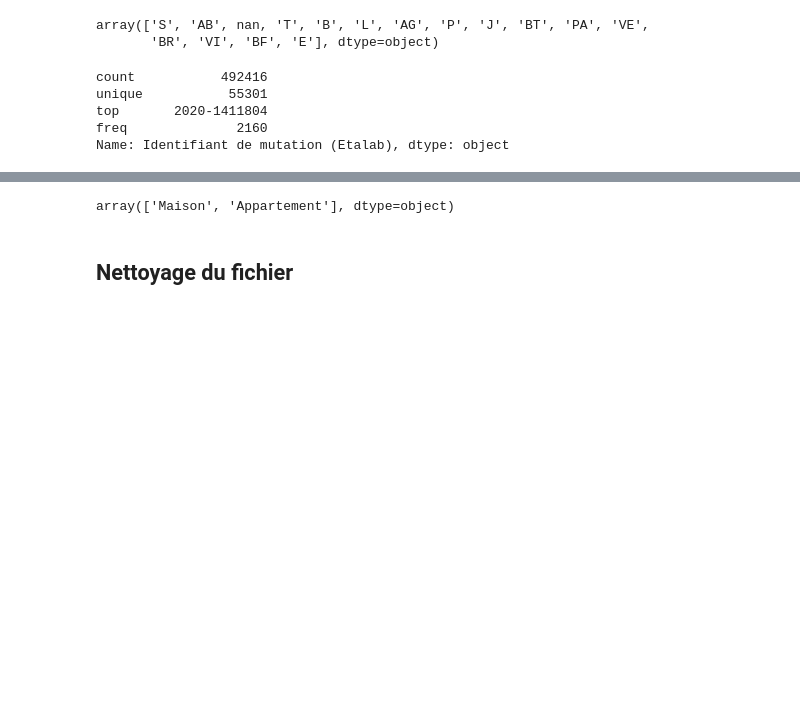
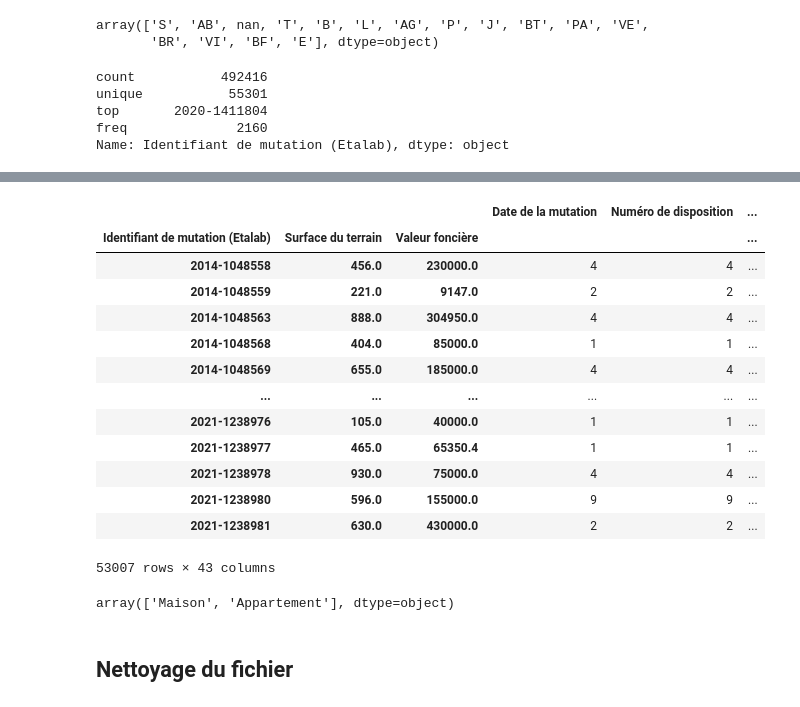
Before and after one commit to IsmaelSaid/Analyses, a Jupyter notebook: foncier/EDA.ipynb, the cells around one changed output, grey strips where cells are left out. Saved outputs shown, nothing was run; the diff lists cells and outputs as text; code cells hidden in the pictures; blank space fills up the shorter version.

```diff
--- a/foncier/EDA.ipynb
+++ b/foncier/EDA.ipynb
@@ -74,2 +135,19 @@ Name: Identifiant de mutation (Etalab), dtype: object
+# %%
+data_raw.groupby(["Identifiant de mutation (Etalab)","Surface du terrain","Valeur foncière"]).count()
+# %% [output]
+|  |  |  | Date de la mutation | Numéro de disposition | ... |
+| Identifiant de mutation (Etalab) | Surface du terrain | Valeur foncière |  |  | ... |
+| 2014-1048558 | 456.0 | 230000.0 | 4 | 4 | ... |
+| 2014-1048559 | 221.0 | 9147.0 | 2 | 2 | ... |
+| 2014-1048563 | 888.0 | 304950.0 | 4 | 4 | ... |
+| 2014-1048568 | 404.0 | 85000.0 | 1 | 1 | ... |
+| 2014-1048569 | 655.0 | 185000.0 | 4 | 4 | ... |
+| ... | ... | ... | ... | ... | ... |
+| 2021-1238976 | 105.0 | 40000.0 | 1 | 1 | ... |
+| 2021-1238977 | 465.0 | 65350.4 | 1 | 1 | ... |
+| 2021-1238978 | 930.0 | 75000.0 | 4 | 4 | ... |
+| 2021-1238980 | 596.0 | 155000.0 | 9 | 9 | ... |
+| 2021-1238981 | 630.0 | 430000.0 | 2 | 2 | ... |
+53007 rows × 43 columns
 # %%
 # Selection des ventes uniquements
```
Also changed, not shown: parts of 10 cells of this notebook.
